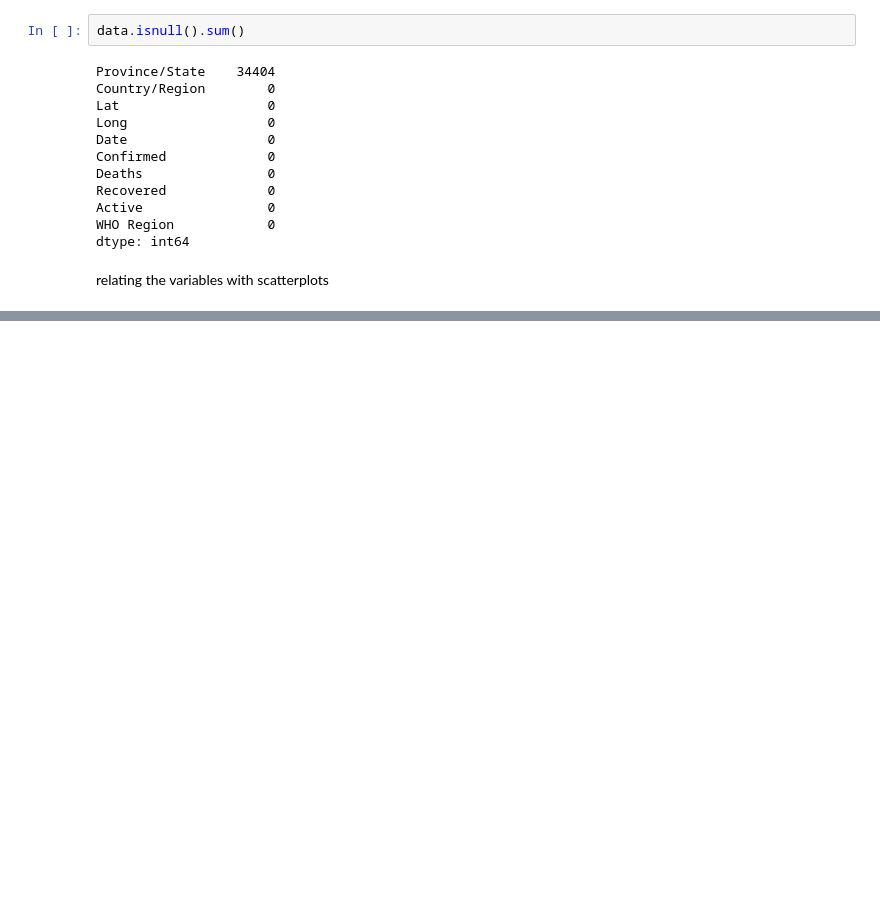
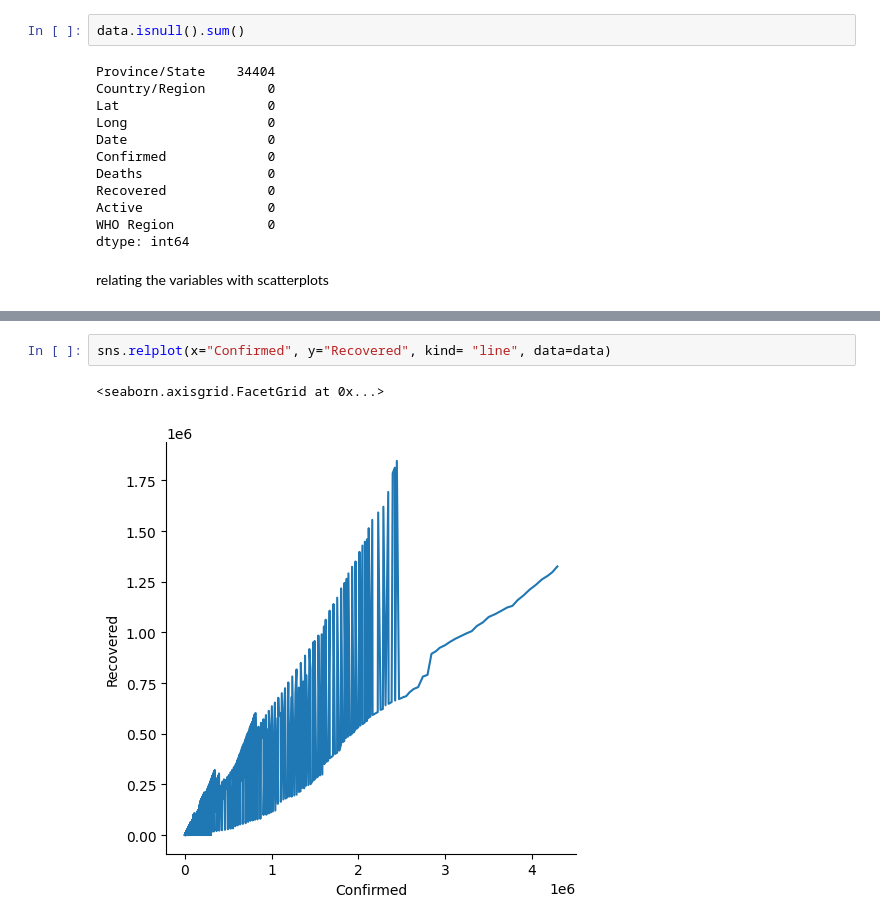
Before and after one commit to QuicklyChangable/Covid-Data-Analysis, a Jupyter notebook: analysis.ipynb, the cells around one changed output, grey strips where cells are left out. Saved outputs shown, nothing was run; the diff lists cells and outputs as text; blank space fills up the shorter version.

```diff
--- a/analysis.ipynb
+++ b/analysis.ipynb
@@ -74,0 +86,5 @@ ValueError: Could not interpret value `confirmed` for parameter `x`
+# %%
+sns.relplot(x="Confirmed", y="Recovered", kind= "line", data=data)
+# %% [output]
+<seaborn.axisgrid.FacetGrid at 0x...>
+[figure, added]
```
Also changed, not shown: parts of 3 cells of this notebook.
